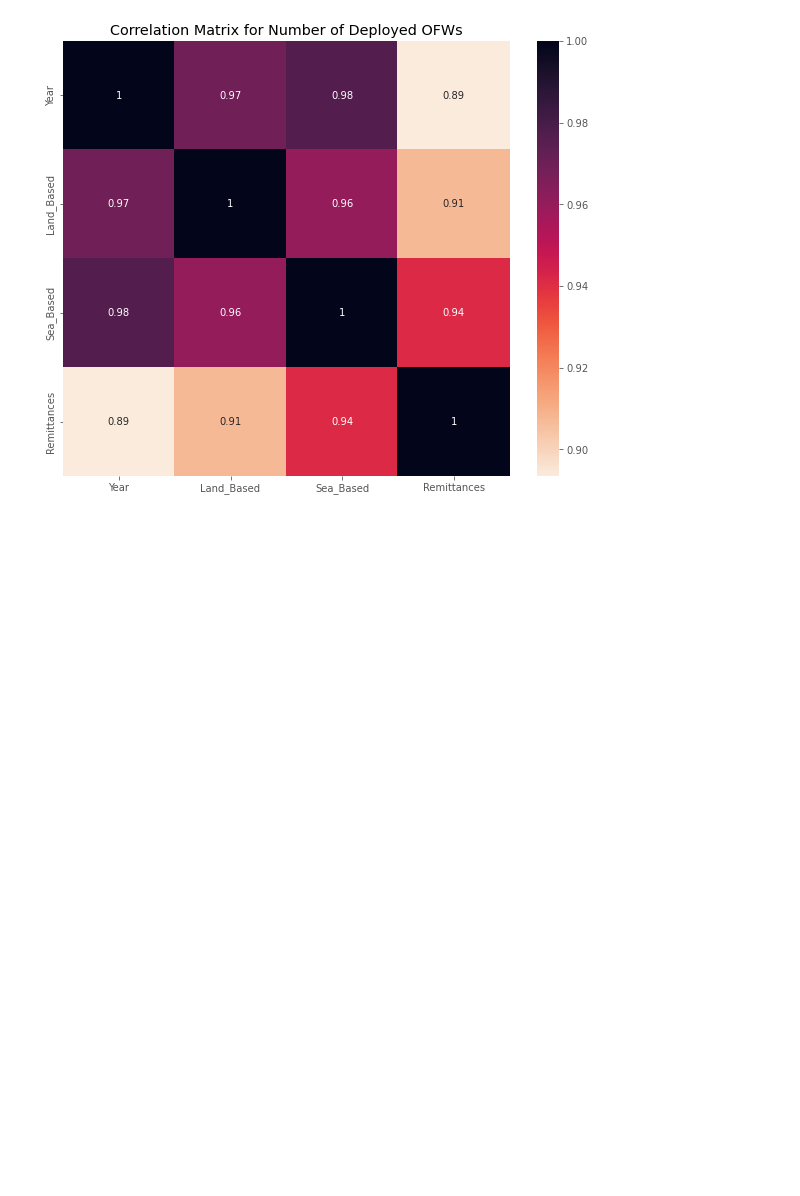
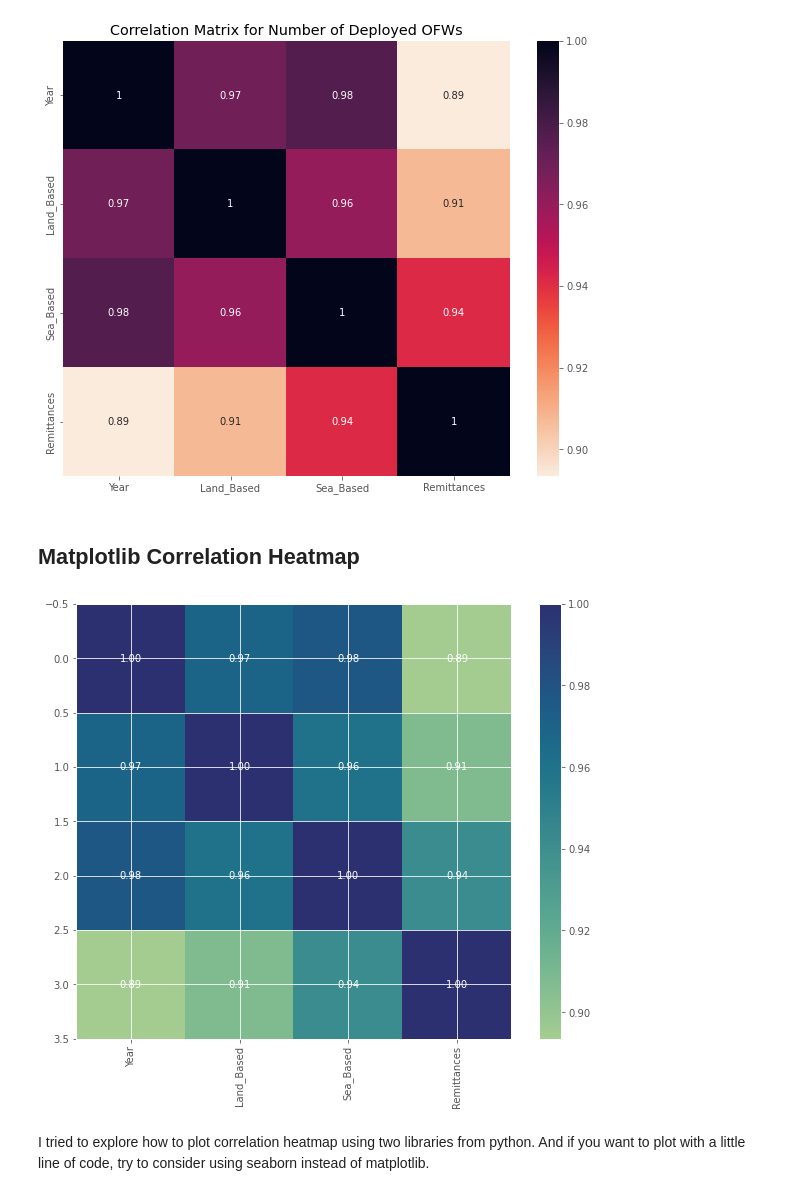
Before and after one commit to apriljoyagquiz/IT3205-TeamAbracaData, a Jupyter notebook: OFW_Visualization.ipynb, the cells around one changed output. Saved outputs shown, nothing was run; the diff lists cells and outputs as text; code cells hidden in the pictures; blank space fills up the shorter version.

```diff
--- a/OFW_Visualization.ipynb
+++ b/OFW_Visualization.ipynb
@@ -449,3 +449,20 @@ plt.title('Correlation Matrix for Number of Deployed OFWs')
 plt.show()
 # %% [output]
 [figure]
+# %% [markdown]
+## **Matplotlib Correlation Heatmap**
+# %%
+plt.imshow(Deploy.corr(),cmap = "crest", interpolation='none')
+plt.colorbar()
+plt.xticks(range(len(Deploy.columns)), Deploy.columns, rotation = 90)
+plt.xticks(range(len(Deploy.columns)), Deploy.columns)
+plt.gcf().set_size_inches(10,8)
+
+labels = Deploy.corr().values
+for y in range(labels.shape[0]):
+    for x in range(labels.shape[1]):
+        plt.text(x,y,'{:.2f}'.format(labels[y,x]), ha = 'center',va='center', color='white')
+# %% [output]
+[figure, added]
+# %% [markdown]
+I tried to explore how to plot correlation heatmap using two libraries from python. And if you want to plot with a little line of code, try to consider using seaborn instead of matplotlib.
```
